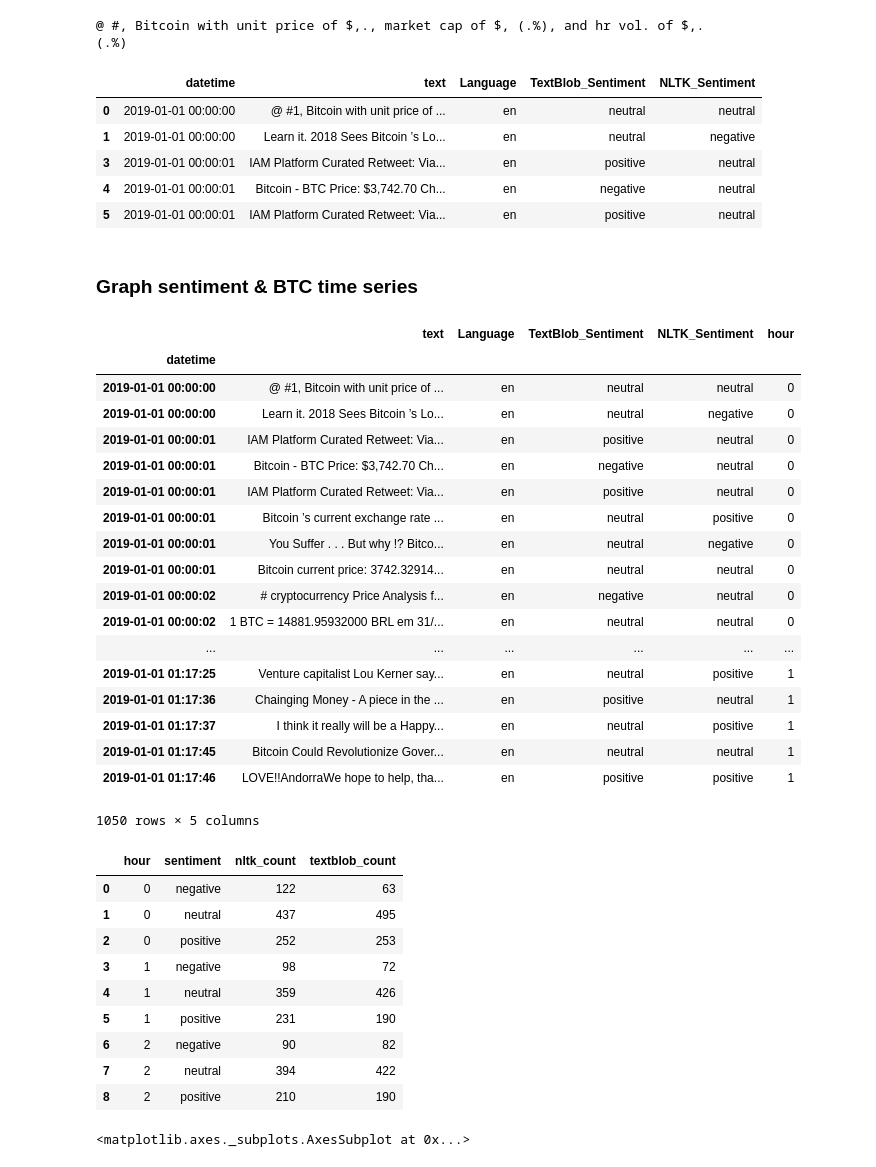
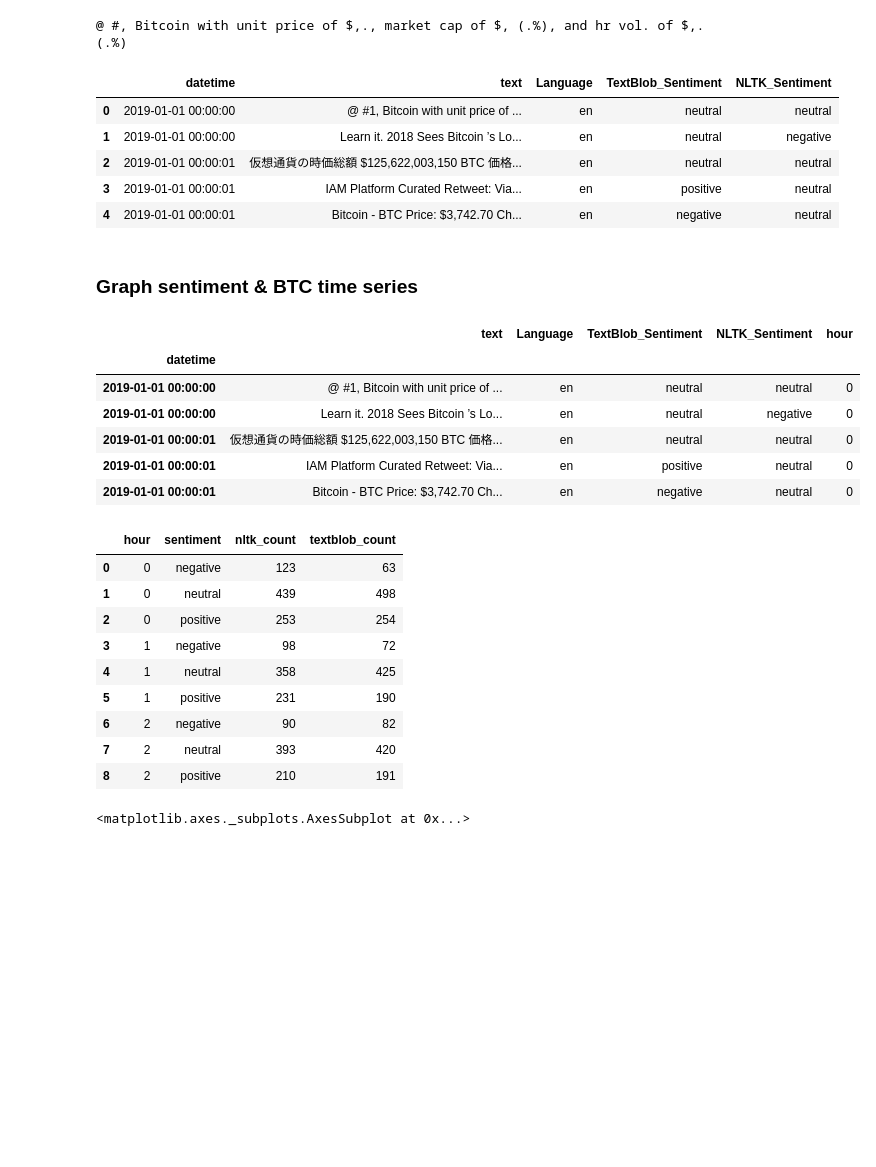
Before and after one commit to jorisbertens/Text_Mining_MASTER, a Jupyter notebook: TM Project_MASTER.ipynb, the cells around one changed output. Cells and saved outputs as stored; diff of their text form; code cells hidden in the pictures; blank space fills up the shorter version.

```diff
--- a/TM Project_MASTER.ipynb
+++ b/TM Project_MASTER.ipynb
@@ -3,7 +3,7 @@
 # %%
 import pickle
 
-pickle_tweets = open("C:/Users/Joris PC/Documents/Text Mining/Project/tweets_jan2019", "rb")
+pickle_tweets = open(".gitignore/tweets_jan2019", "rb")
 example_tweets = pickle.load(pickle_tweets)
 example_tweets = example_tweets[["datetime","text"]]
 #example_tweets["index1"] = example_tweets.index
@@ -193,9 +220,9 @@ example_tweets.head()
 |  | datetime | text | Language | TextBlob_Sentiment | NLTK_Sentiment |
 | 0 | 2019-01-01 00:00:00 | @ #1, Bitcoin with unit price of ... | en | neutral | neutral |
 | 1 | 2019-01-01 00:00:00 | Learn it. 2018 Sees Bitcoin ’s Lo... | en | neutral | negative |
+| 2 | 2019-01-01 00:00:01 | 仮想通貨の時価総額 $125,622,003,150 BTC 価格... | en | neutral | neutral |
 | 3 | 2019-01-01 00:00:01 | IAM Platform Curated Retweet: Via... | en | positive | neutral |
 | 4 | 2019-01-01 00:00:01 | Bitcoin - BTC Price: $3,742.70 Ch... | en | negative | neutral |
-| 5 | 2019-01-01 00:00:01 | IAM Platform Curated Retweet: Via... | en | positive | neutral |
 # %% [markdown]
 ### Graph sentiment & BTC time series
 # %%
@@ -206,27 +233,15 @@ example_tweets_graph["datetime"] = pd.to_datetime(example_tweets_graph["datetime
 example_tweets_graph = example_tweets_graph.set_index("datetime")
 example_tweets_graph["hour"] = example_tweets_graph.index.hour
 # %%
-example_tweets_graph.head(1050)
+example_tweets_graph.head()
 # %% [output]
 |  | text | Language | TextBlob_Sentiment | NLTK_Sentiment | hour |
 | datetime |  |  |  |  |  |
 | 2019-01-01 00:00:00 | @ #1, Bitcoin with unit price of ... | en | neutral | neutral | 0 |
 | 2019-01-01 00:00:00 | Learn it. 2018 Sees Bitcoin ’s Lo... | en | neutral | negative | 0 |
+| 2019-01-01 00:00:01 | 仮想通貨の時価総額 $125,622,003,150 BTC 価格... | en | neutral | neutral | 0 |
 | 2019-01-01 00:00:01 | IAM Platform Curated Retweet: Via... | en | positive | neutral | 0 |
 | 2019-01-01 00:00:01 | Bitcoin - BTC Price: $3,742.70 Ch... | en | negative | neutral | 0 |
-| 2019-01-01 00:00:01 | IAM Platform Curated Retweet: Via... | en | positive | neutral | 0 |
-| 2019-01-01 00:00:01 | Bitcoin ’s current exchange rate ... | en | neutral | positive | 0 |
-| 2019-01-01 00:00:01 | You Suffer . . . But why !? Bitco... | en | neutral | negative | 0 |
-| 2019-01-01 00:00:01 | Bitcoin current price: 3742.32914... | en | neutral | neutral | 0 |
-| 2019-01-01 00:00:02 | # cryptocurrency Price Analysis f... | en | negative | neutral | 0 |
-| 2019-01-01 00:00:02 | 1 BTC = 14881.95932000 BRL em 31/... | en | neutral | neutral | 0 |
-| ... | ... | ... | ... | ... | ... |
-| 2019-01-01 01:17:25 | Venture capitalist Lou Kerner say... | en | neutral | positive | 1 |
-| 2019-01-01 01:17:36 | Chainging Money - A piece in the ... | en | positive | neutral | 1 |
-| 2019-01-01 01:17:37 | I think it really will be a Happy... | en | neutral | positive | 1 |
-| 2019-01-01 01:17:45 | Bitcoin Could Revolutionize Gover... | en | neutral | neutral | 1 |
-| 2019-01-01 01:17:46 | LOVE!!AndorraWe hope to help, tha... | en | positive | positive | 1 |
-1050 rows × 5 columns
 # %%
 pnn_counts_textblob = example_tweets_graph.groupby(["hour", "TextBlob_Sentiment"])["text"].count()
 pnn_counts_textblob = pnn_counts_textblob.to_frame()
@@ -246,14 +261,14 @@ pnn_counts = pnn_counts.rename(columns= {"NLTK_Sentiment":"sentiment"})
 pnn_counts.head(9)
 # %% [output]
 |  | hour | sentiment | nltk_count | textblob_count |
-| 0 | 0 | negative | 122 | 63 |
-| 1 | 0 | neutral | 437 | 495 |
-| 2 | 0 | positive | 252 | 253 |
+| 0 | 0 | negative | 123 | 63 |
+| 1 | 0 | neutral | 439 | 498 |
+| 2 | 0 | positive | 253 | 254 |
 | 3 | 1 | negative | 98 | 72 |
-| 4 | 1 | neutral | 359 | 426 |
+| 4 | 1 | neutral | 358 | 425 |
 | 5 | 1 | positive | 231 | 190 |
 | 6 | 2 | negative | 90 | 82 |
-| 7 | 2 | neutral | 394 | 422 |
-| 8 | 2 | positive | 210 | 190 |
+| 7 | 2 | neutral | 393 | 420 |
+| 8 | 2 | positive | 210 | 191 |
 # %%
 import seaborn as sns
```
Also changed, not shown: parts of 7 cells of this notebook, 23 other files.
